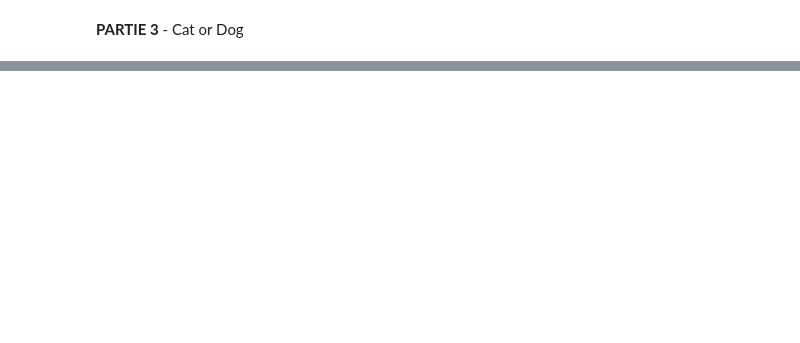
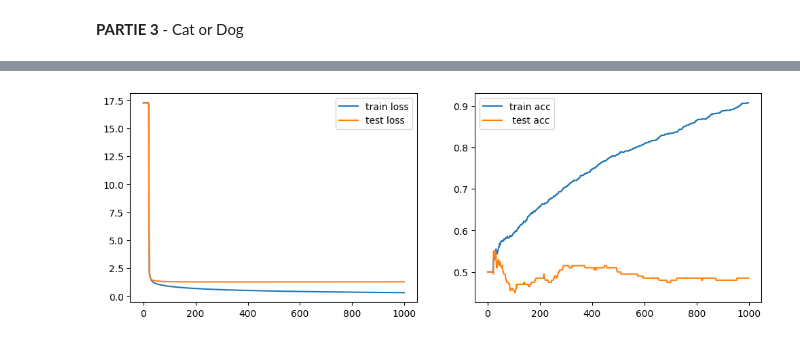
Before and after one commit to loanBRNT/neuralNetworkProject, a Jupyter notebook: iris_1_neurone.ipynb, the cells around one changed output, grey strips where cells are left out. Drawn from its saved outputs; the diff is of its cells as text; code cells hidden in the pictures; blank space fills up the shorter version.

```diff
--- a/iris_1_neurone.ipynb
+++ b/iris_1_neurone.ipynb
@@ -107,0 +172,4 @@ y_test = np.array(test_dataset["Y_test"][:]) # your train set labels
+# %%
+W, b = artificial_neuron_2(X_train_reshape_norm, y_train, X_test_reshape_norm, y_test, learning_rate=0.01, n_iter=10000)
+# %% [output]
+[figure, added]
```
Also changed, not shown: parts of 8 cells of this notebook.
